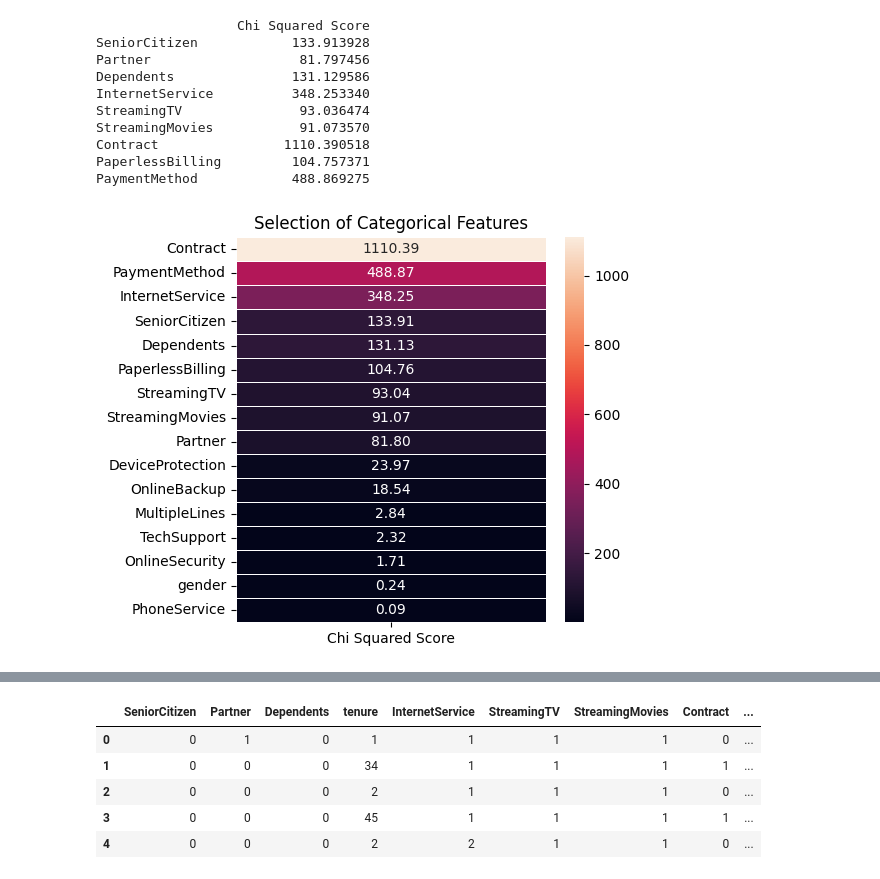
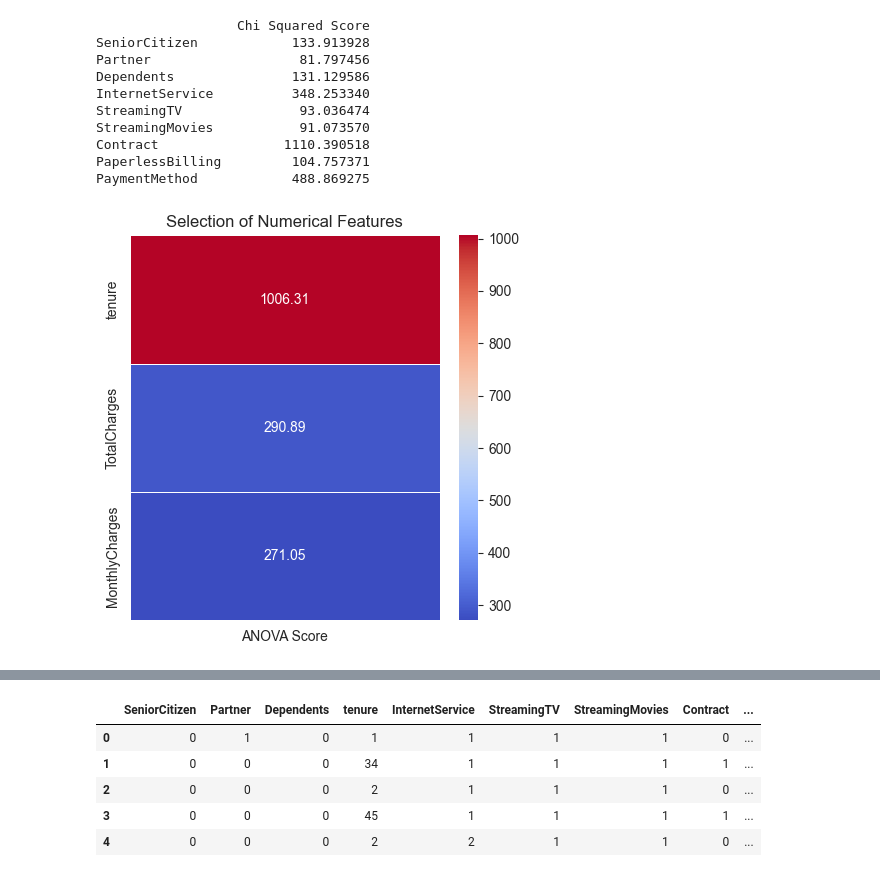
Before and after one commit to VenkataPrasad97/Task, a Jupyter notebook: de_task_8.ipynb, the cells around one changed output, grey strips where cells are left out. Cells and saved outputs as stored; diff of their text form; code cells hidden in the pictures.

```diff
--- a/de_task_8.ipynb
+++ b/de_task_8.ipynb
@@ -264,8 +264,17 @@ Contract                1110.390518
 PaperlessBilling         104.757371
 PaymentMethod            488.869275
 # %%
+from sklearn.feature_selection import f_classif
+features = df.loc[:,numerical_features]
+target = df.loc[:,'Churn']
+
+best_features = SelectKBest(score_func = f_classif,k = 'all')
+fit = best_features.fit(features,target)
+
+featureScores = pd.DataFrame(data = fit.scores_,index = list(features.columns),columns = ['ANOVA Score'])
+
 plt.subplots(figsize = (5,5))
-sns.heatmap(featureScores.sort_values(ascending = False,by = 'Chi Squared Score'),annot = True,linewidths = 0.4,linecolor = 'white',fmt = '.2f');
-plt.title('Selection of Categorical Features');
+sns.heatmap(featureScores.sort_values(ascending = False,by = 'ANOVA Score'),cmap='coolwarm',annot = True,linewidths = 0.4,linecolor = 'white',fmt = '.2f');
+plt.title('Selection of Numerical Features');
 # %% [output]
-[figure, old version]
+[figure, new version]
```
Also changed, not shown: parts of 24 cells of this notebook.
